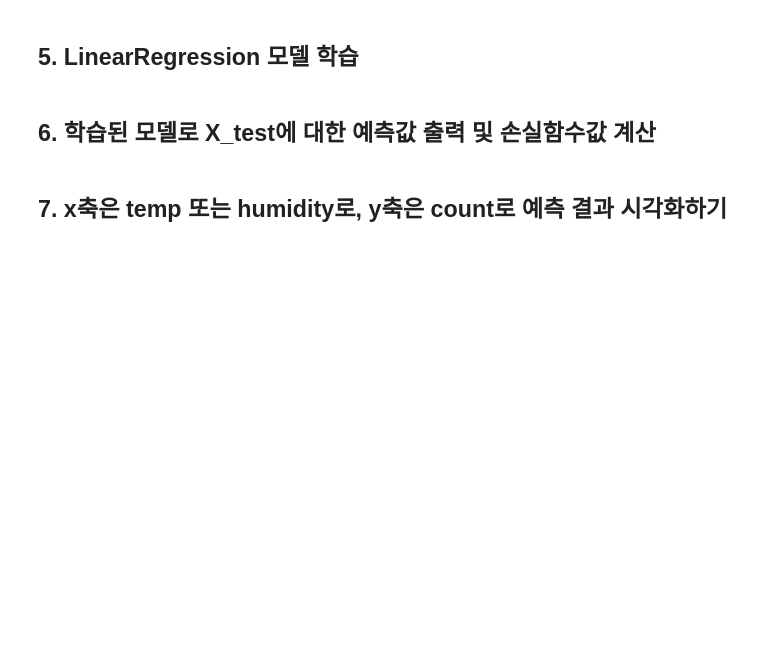
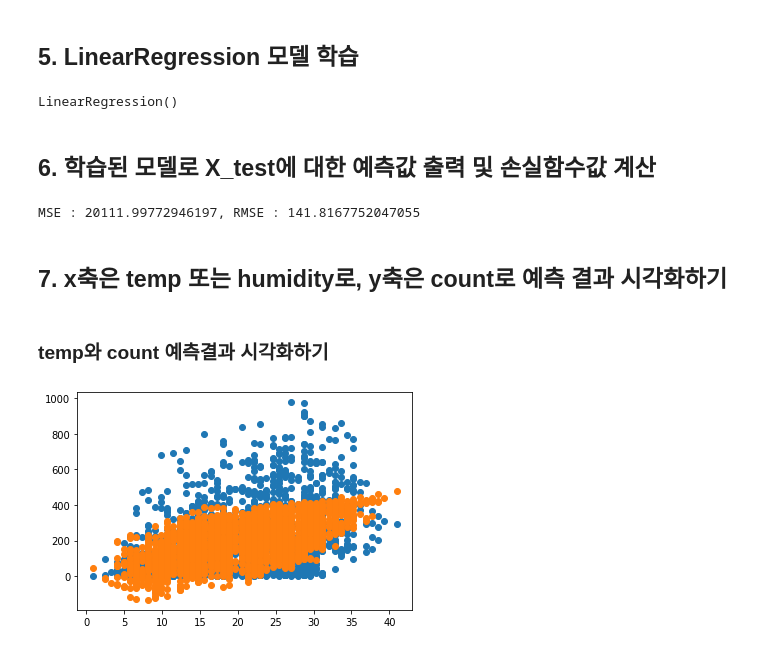
Before and after one commit to jx-dohwan/Aiffel_Exp_Project, a Jupyter notebook: [Exp_02]Regression_with_diabetes,_bike.ipynb, the cells around one changed output. Saved outputs shown, nothing was run; the diff lists cells and outputs as text; code cells hidden in the pictures; blank space fills up the shorter version.

```diff
--- a/[Exp_02]Regression_with_diabetes,_bike.ipynb
+++ b/[Exp_02]Regression_with_diabetes,_bike.ipynb
@@ -283,7 +282,7 @@ bike_df['datetime'] = bike_df.datetime.apply(pd.to_datetime)
 # %%
-bike_df['year'] = bike_df.datetime.apply(lambda x : x.year)
-bike_df['month'] = bike_df.datetime.apply(lambda x : x.month)
-bike_df['day'] = bike_df.datetime.apply(lambda x : x.day)
-bike_df['hour'] = bike_df.datetime.apply(lambda x : x.hour)
-bike_df['minute'] = bike_df.datetime.apply(lambda x : x.minute)
-bike_df['second'] = bike_df.datetime.apply(lambda x : x.second)
+train['year'] = train.datetime.apply(lambda x : x.year)
+train['month'] = train.datetime.apply(lambda x : x.month)
+train['day'] = train.datetime.apply(lambda x : x.day)
+train['hour'] = train.datetime.apply(lambda x : x.hour)
+train['minute'] = train.datetime.apply(lambda x : x.minute)
+train['second'] = train.datetime.apply(lambda x : x.second)
@@ -339 +326,5 @@ plt.show()
+# %%
+# target값인 count, count를 만든 casual+registered, 중복값이 datetime, 0값으로 무의미한 minute, second를 제거
+X = train.drop(['count', 'casual', 'registered','datetime','minute','second'],axis=1, inplace=False)
+y = train['count'].values
 # %%
@@ -352,6 +374,31 @@ y_train :  (8708,) y_test :  (2178,)
 # %% [markdown]
 ## 5. LinearRegression 모델 학습
+# %%
+from sklearn.linear_model import LinearRegression
+
+model = LinearRegression()
+model.fit(X_train, y_train)
+# %% [output]
+LinearRegression()
 # %% [markdown]
 ## 6. 학습된 모델로 X_test에 대한 예측값 출력 및 손실함수값 계산
+# %%
+from sklearn.metrics import mean_squared_error, mean_absolute_error
+import numpy as np
+
+y_pred = model.predict(X_test)
+MSE =  mean_squared_error(y_test,y_pred)
+RMSE = np.sqrt(mean_squared_error(y_test, y_pred))
+print('MSE : {}, RMSE : {}'.format(MSE, RMSE))
+# %% [output]
+MSE : 20111.99772946197, RMSE : 141.8167752047055
 # %% [markdown]
 ## 7. x축은 temp 또는 humidity로, y축은 count로 예측 결과 시각화하기
+# %% [markdown]
+### temp와 count 예측결과 시각화하기
+# %%
+plt.scatter(X_test['temp'], y_test)
+plt.scatter(X_test['temp'], y_pred)
+plt.show()
+# %% [output]
+[figure, added]
```
Also changed, not shown: parts of 31 cells of this notebook.
